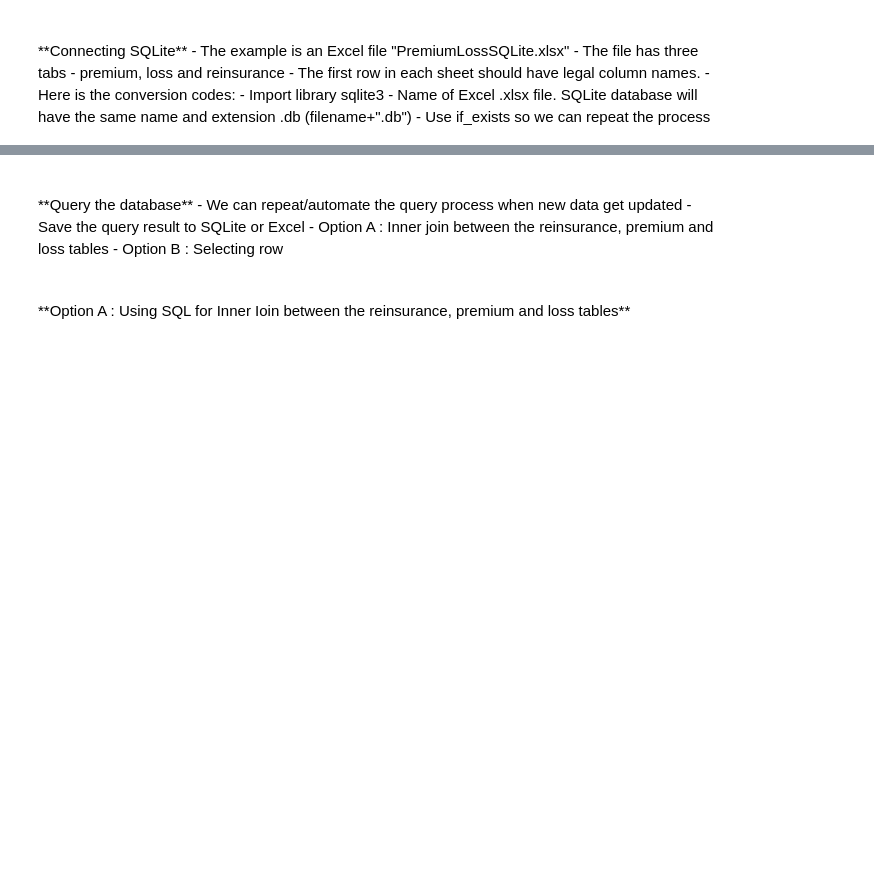
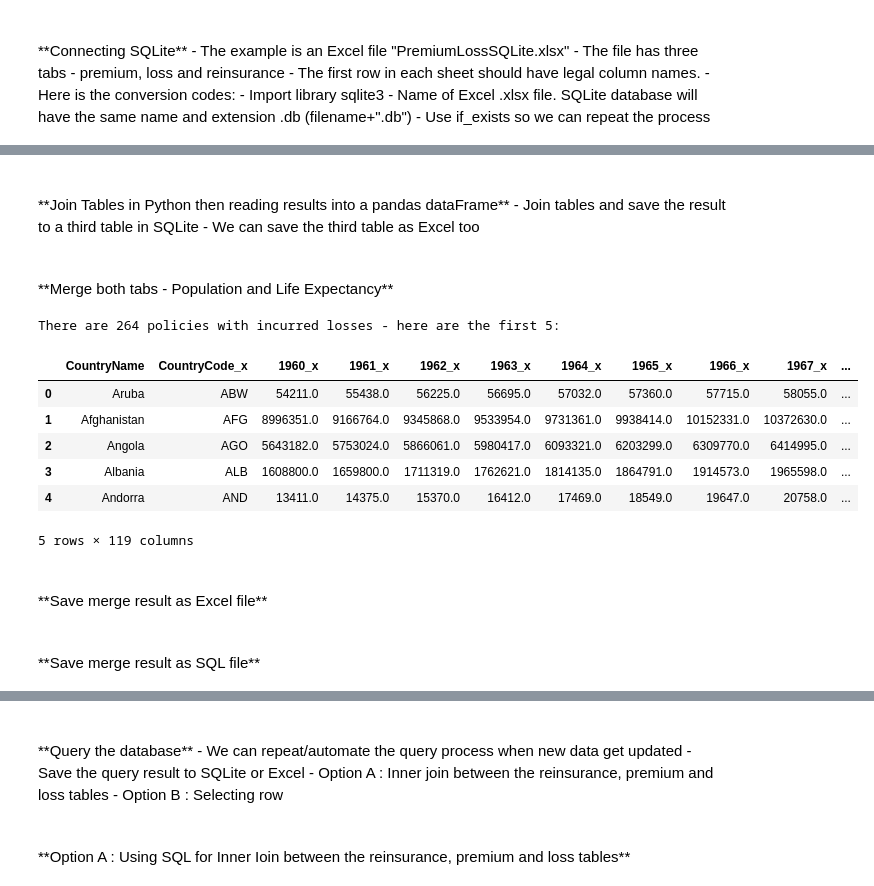
Before and after one commit to jasminjohnson/jasminjohnson.github.io, a Jupyter notebook: downloads/notebooks/SQLiteFinancialAnalysis.ipynb, the cells around one changed output, grey strips where cells are left out. Saved outputs shown, nothing was run; the diff lists cells and outputs as text; code cells hidden in the pictures; blank space fills up the shorter version.

```diff
--- a/downloads/notebooks/SQLiteFinancialAnalysis.ipynb
+++ b/downloads/notebooks/SQLiteFinancialAnalysis.ipynb
@@ -40,0 +93,26 @@ After merging and reshaping the datasets, we can use SQLite to store, organize a
+# %% [markdown]
+<br>
+**Join Tables in Python then reading results into a pandas dataFrame**
+    - Join tables and save the result to a third table in SQLite
+    - We can save the third table as Excel too
+# %% [markdown]
+<br>
+**Merge both tabs - Population and Life Expectancy**
+# %%
+df_pop = pd.read_excel('data/SQLite/PopLife.xlsx', sheet_name = "Pop")
+df_life = pd.read_excel('data/SQLite/PopLife.xlsx', sheet_name = "Life")
+df_merge = pd.merge(df_pop, df_life, on='CountryName')
+print("There are %s policies with incurred losses - here are the first 5:" % (df_merge.shape[0]))
+df_merge.head(5)
+# %% [output]
+There are 264 policies with incurred losses - here are the first 5:
+|  | CountryName | CountryCode_x | 1960_x | 1961_x | 1962_x | 1963_x | 1964_x | 1965_x | 1966_x | 1967_x | ... |
+| 0 | Aruba | ABW | 54211.0 | 55438.0 | 56225.0 | 56695.0 | 57032.0 | 57360.0 | 57715.0 | 58055.0 | ... |
+| 1 | Afghanistan | AFG | 8996351.0 | 9166764.0 | 9345868.0 | 9533954.0 | 9731361.0 | 9938414.0 | 10152331.0 | 10372630.0 | ... |
+| 2 | Angola | AGO | 5643182.0 | 5753024.0 | 5866061.0 | 5980417.0 | 6093321.0 | 6203299.0 | 6309770.0 | 6414995.0 | ... |
+| 3 | Albania | ALB | 1608800.0 | 1659800.0 | 1711319.0 | 1762621.0 | 1814135.0 | 1864791.0 | 1914573.0 | 1965598.0 | ... |
+| 4 | Andorra | AND | 13411.0 | 14375.0 | 15370.0 | 16412.0 | 17469.0 | 18549.0 | 19647.0 | 20758.0 | ... |
+5 rows × 119 columns
+# %% [markdown]
+<br>
+**Save merge result as Excel file**
@@ -40,0 +121,3 @@ After merging and reshaping the datasets, we can use SQLite to store, organize a
+# %% [markdown]
+<br>
+**Save merge result as SQL file**
```
Also changed, not shown: parts of 20 cells of this notebook, 21 other files.
